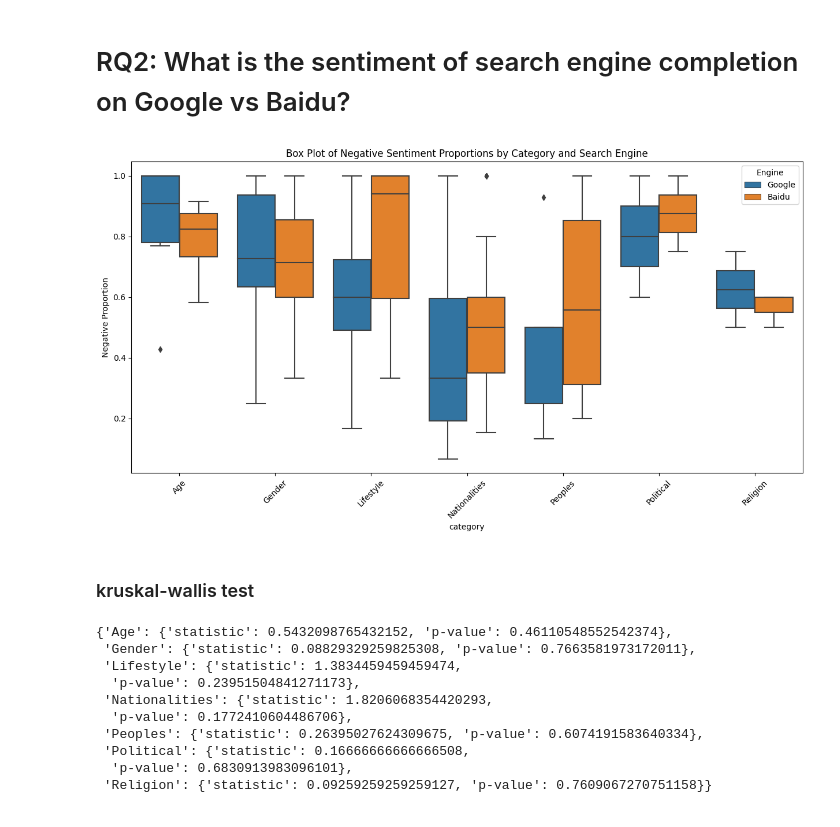
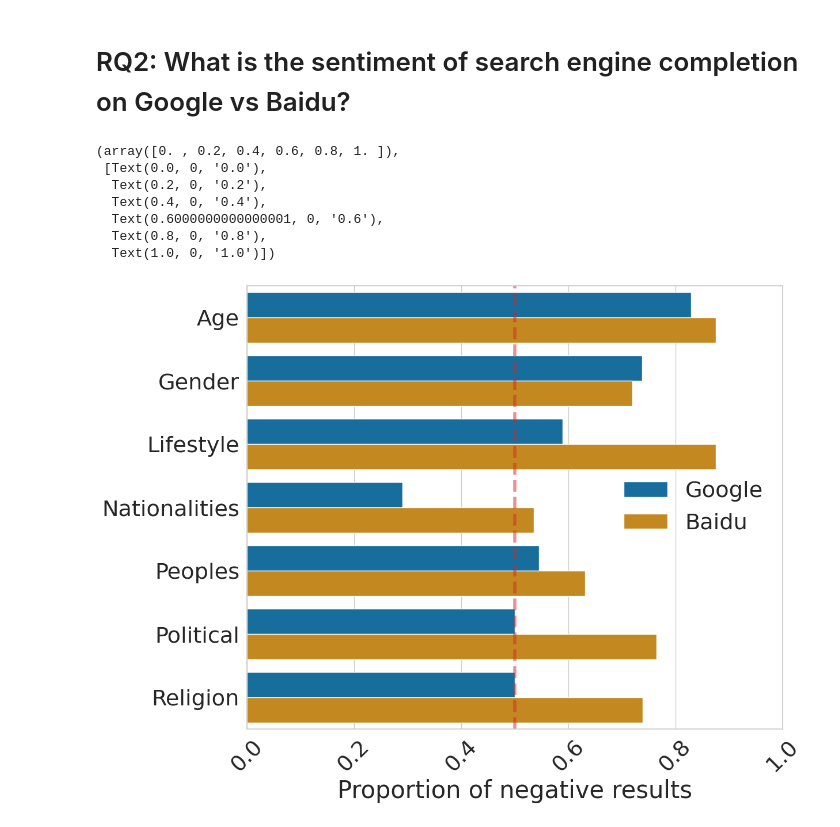
Before and after one commit to leoleepsyche/stereotype_in_baidu_google, a Jupyter notebook: replication_analysis.ipynb, the cells around one changed output. Saved outputs shown, nothing was run; the diff lists cells and outputs as text; code cells hidden in the pictures.

```diff
--- a/francesco_replication_analysis.ipynb
+++ b/replication_analysis.ipynb
@@ -281,70 +272,39 @@ google[google.group == "Buddhists"]
 # %%
 # Reading the files
 google = pd.read_csv('data/google.csv')
-baidu = pd.read_csv('data/baidu.csv')
+baidu = pd.read_csv('data/baidu.csv').drop_duplicates(subset=["completion",'group_English'])
 
-baidu['suggestion_starts_with_query'].fillna(False, inplace=True)
-google['suggestion_starts_with_query'].fillna(False, inplace=True)
-baidu_start_with_query = baidu[baidu['suggestion_starts_with_query']]
-google_start_with_query = google[google['suggestion_starts_with_query']]
-# remove duplicated data in the same group
-baidu_start_with_query = baidu_start_with_query.drop_duplicates(subset=['group_English', 'completion'])
-google_start_with_query = google_start_with_query.drop_duplicates(subset=['group', 'completion'])
 # Calculating the negative proportion for all groups in both datasets
-google_negative_proportions_all = google_start_with_query[google_start_with_query['sentiment_rating_completion'] == 'Negative'].groupby(['category', 'group']).size() / google_start_with_query.groupby(['category', 'group']).size()
-baidu_negative_proportions_all = baidu_start_with_query [baidu_start_with_query ['sentiment_rating_completion'] == 'Negative'].groupby(['category', 'group_English']).size() / baidu_start_with_query.groupby(['category', 'group_English']).size()
+google_negative_proportions_all = google_start_with_query[google_start_with_query['sentiment_rating_full_suggestion'] == 'Negative'].groupby(['category']).size() / google_start_with_query.groupby(['category']).size()
+baidu_negative_proportions_all = baidu_start_with_query [baidu_start_with_query ['sentiment_rating_full_suggestion'] == 'Negative'].groupby(['category']).size() / baidu_start_with_query.groupby(['category']).size()
 
 # Resetting index to convert Series to DataFrame for plotting
 google_negative_proportions_df = google_negative_proportions_all.reset_index(name='Negative Proportion')
 baidu_negative_proportions_df = baidu_negative_proportions_all.reset_index(name='Negative Proportion')
-
-# Renaming columns for Baidu data to match Google data
-baidu_negative_proportions_df.rename(columns={'group_English': 'group'}, inplace=True)
 
 # Adding a column to distinguish between Google and Baidu data
 google_negative_proportions_df['Engine'] = 'Google'
 baidu_negative_proportions_df['Engine'] = 'Baidu'
 
 # Concatenating both dataframes
 combined_data = pd.concat([google_negative_proportions_df, baidu_negative_proportions_df])
 
 # Plotting the combined box plot with hue based on search engine
-plt.figure(figsize=(15, 7))
-sns.boxplot(data=combined_data, x='category', y='Negative Proportion', hue='Engine')
-plt.title('Box Plot of Negative Sentiment Proportions by Category and Search Engine')
+plt.figure(figsize=(12, 10))
+sns.barplot(data=combined_data, y='category', x='Negative Proportion', hue='Engine', palette="colorblind")
+plt.legend(loc="center right", frameon=False)
+plt.ylabel("")
+plt.axvline(0.5, c="tab:red", alpha=.5, ls="--", linewidth=4)
+plt.xlim(0, 1)
+plt.xlabel("Proportion of negative results")
+# sns.swarmplot(data=combined_data, x='category', y='Negative Proportion', hue='Engine')
 plt.xticks(rotation=45)
-plt.show()
 # %% [output]
+(array([0. , 0.2, 0.4, 0.6, 0.8, 1. ]),
+ [Text(0.0, 0, '0.0'),
+  Text(0.2, 0, '0.2'),
+  Text(0.4, 0, '0.4'),
+  Text(0.6000000000000001, 0, '0.6'),
+  Text(0.8, 0, '0.8'),
+  Text(1.0, 0, '1.0')])
-[figure, old version]
+[figure, new version]
-# %% [markdown]
-### kruskal-wallis test
-# %%
-# Filtering the data to include only the rows where there is a recorded negative proportion
-filtered_google_data = google_negative_proportions_df[google_negative_proportions_df['Negative Proportion'].notna()]
-filtered_baidu_data = baidu_negative_proportions_df[baidu_negative_proportions_df['Negative Proportion'].notna()]
-
-# Performing the Kruskal-Wallis test for each category
-categories = combined_data['category'].unique()
-kruskal_results = {}
-
-for category in categories:
-    google_data_cat = filtered_google_data[filtered_google_data['category'] == category]['Negative Proportion']
-    baidu_data_cat = filtered_baidu_data[filtered_baidu_data['category'] == category]['Negative Proportion']
-
-    # Perform Kruskal-Wallis test if both Google and Baidu have data for the category
-    if not google_data_cat.empty and not baidu_data_cat.empty:
-        stat, p = kruskal(google_data_cat, baidu_data_cat)
-        kruskal_results[category] = {'statistic': stat, 'p-value': p}
-
-kruskal_results
-# %% [output]
-{'Age': {'statistic': 0.5432098765432152, 'p-value': 0.46110548552542374},
- 'Gender': {'statistic': 0.08829329259825308, 'p-value': 0.7663581973172011},
- 'Lifestyle': {'statistic': 1.3834459459459474,
-  'p-value': 0.23951504841271173},
- 'Nationalities': {'statistic': 1.8206068354420293,
-  'p-value': 0.1772410604486706},
- 'Peoples': {'statistic': 0.26395027624309675, 'p-value': 0.6074191583640334},
- 'Political': {'statistic': 0.16666666666666508,
-  'p-value': 0.6830913983096101},
- 'Religion': {'statistic': 0.09259259259259127, 'p-value': 0.7609067270751158}}
```
Also changed, not shown: parts of 11 cells of this notebook, 3 other files.
